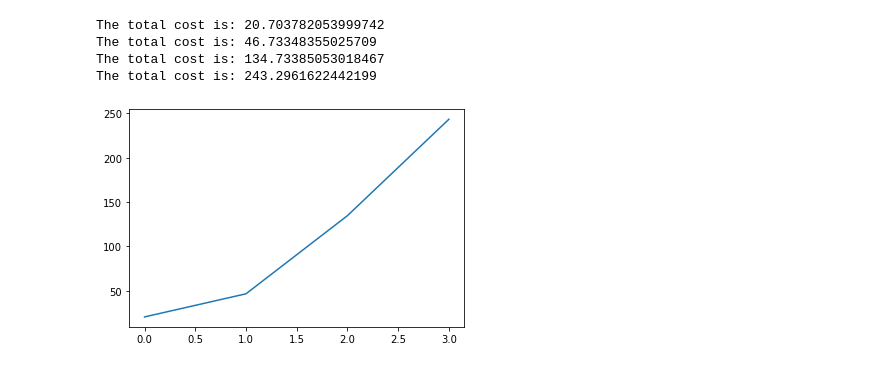
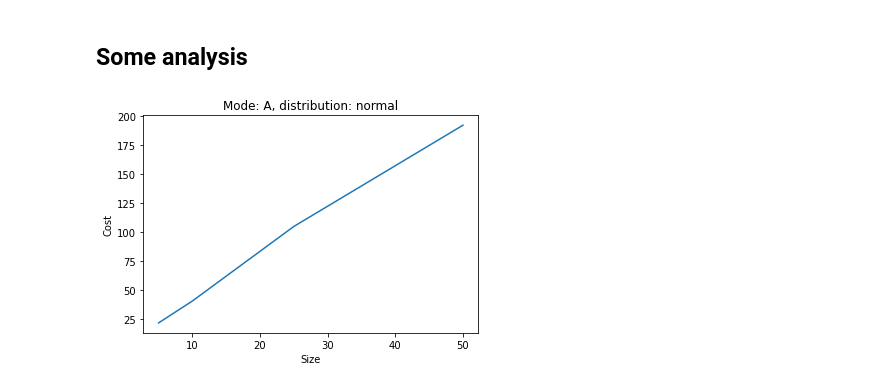
Before and after one commit to Khaliladib11/GridGame, a Jupyter notebook: Grid Game.ipynb, the cells around one changed output. Saved outputs shown, nothing was run; the diff lists cells and outputs as text; code cells hidden in the pictures.

```diff
--- a/Grid Game.ipynb
+++ b/Grid Game.ipynb
@@ -57,20 +63,20 @@ class GridGame(ABC):
 
         #check the distribution and act according to it
         if distribution == "lognormal":
-            self.grid = np.random.lognormal(0, 1, (self.height, self.width))
+            self.grid = np.random.lognormal(self.n/2, self.n/4, (self.height, self.width))
 
         elif distribution == 'uniform':
             self.grid = np.random.uniform(0, 9, (self.height, self.width))
 
         elif distribution == 'gamma':
-            self.grid = np.random.gamma(5, 1, (self.height, self.width))
+            self.grid = np.random.gamma(self.n/2, self.n/4, (self.height, self.width))
 
         elif distribution == "poisson":
-            self.grid = np.random.poisson(5, (self.height, self.width))
+            self.grid = np.random.poisson(self.n/2, (self.height, self.width))
 
         else:
-             rng = default_rng()
-             self.grid = rng.integers(0, self.n, (self.height, self.width))
+            rng = default_rng()
+            self.grid = rng.integers(0, self.n, (self.height, self.width))
 
 
         #assign the value in the cell[0][0] to 0 and return the grid
@@ -232,7 +240,9 @@ class numberInCellMode(GridGame):
             path.append([i+1, j])
             return self.findPath(grid, i+1, j, path)
         else:
-            return path
+            path_temp = path
+            path = []
+            return path_temp
 
     # This method takes as input the gird and also the path to return the total cost
     def computePath(self, grid, path):
@@ -250,7 +260,7 @@ class numberInCellMode(GridGame):
 
         # finally, it will print the cost and visualeze the grid with the path
         # the value -10 in the cells path helps to visualize the path.
-        print(f"The total cost is: {cost}")
+        #print(f"The total cost is: {cost}")
         #self.visualizeTheGrid(newGrid)
         return cost, newGrid
 
@@ -467,0 +616,12 @@ The total cost is: 22
+# %%
+gridGame = AbsoluteValueMode(10, 10)
+grid = gridGame.buildTheGame(distribution='poisson')
+gridGame.visualizeTheGrid(grid)
+naive_path = gridGame.findPath(grid, path= [[0,0]])
+cost, newGrid = gridGame.computePath(grid, naive_path)
+print(f"Naive approach cost: {cost}")
+gridGame.visualizeTheGrid(newGrid)
+path = gridGame.dijkstra(grid)
+cost, newGrid = gridGame.computePath(grid, path)
+print(f"dijkstra algorithms  cost: {cost}")
+gridGame.visualizeTheGrid(newGrid)
@@ -468 +634,3 @@ The total cost is: 22
+# %% [markdown]
+## Some analysis
 # %%
@@ -507,8 +753,4 @@ def check_execution_time():
 # %%
-analyze_the_size()
+analyze_the_size(mode="A", distribution='normal')
 # %% [output]
-The total cost is: 20.703782053999742
-The total cost is: 46.73348355025709
-The total cost is: 134.73385053018467
-The total cost is: 243.2961622442199
-[figure, old version]
+[figure, new version]
```
Also changed, not shown: parts of 36 cells of this notebook.
